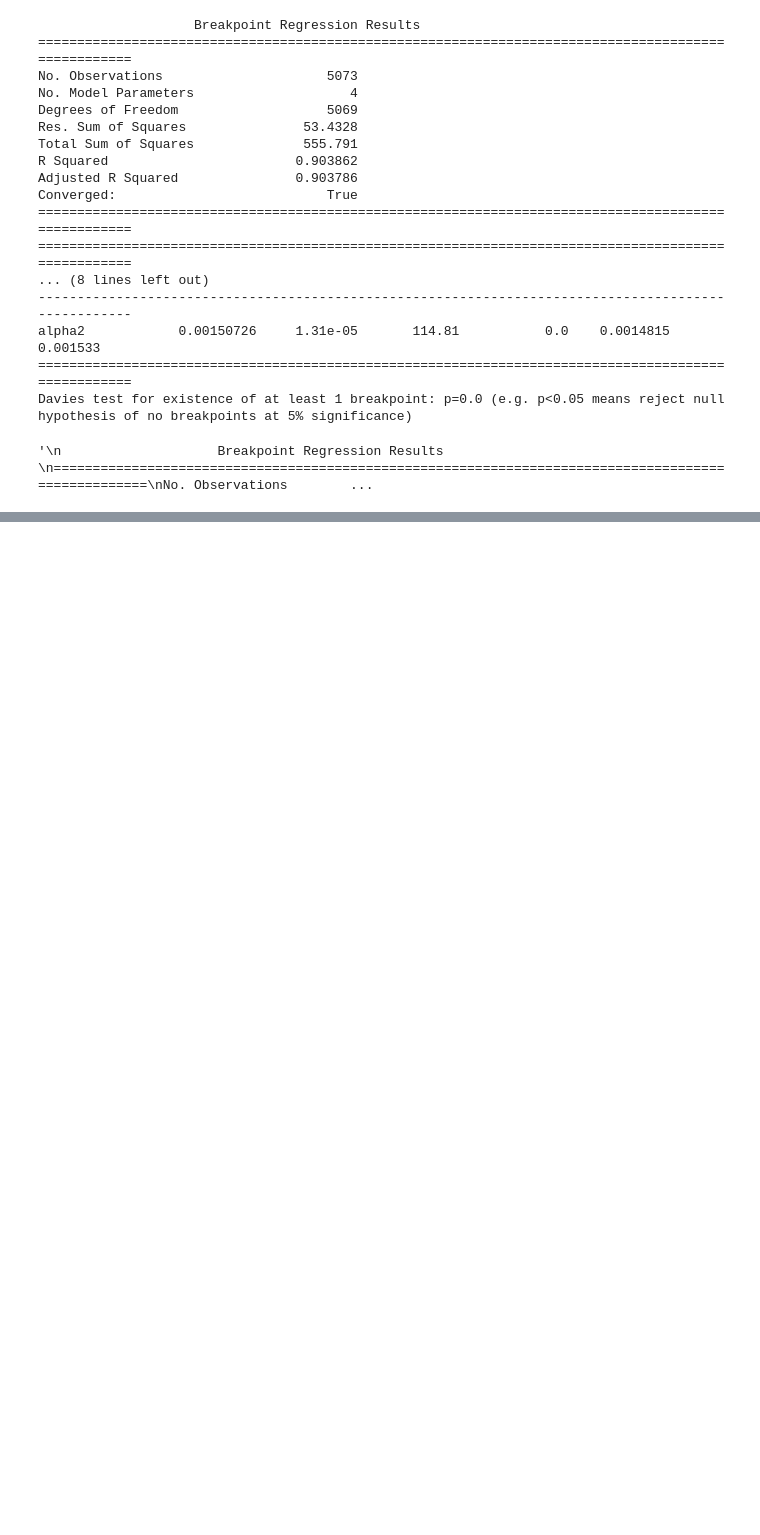
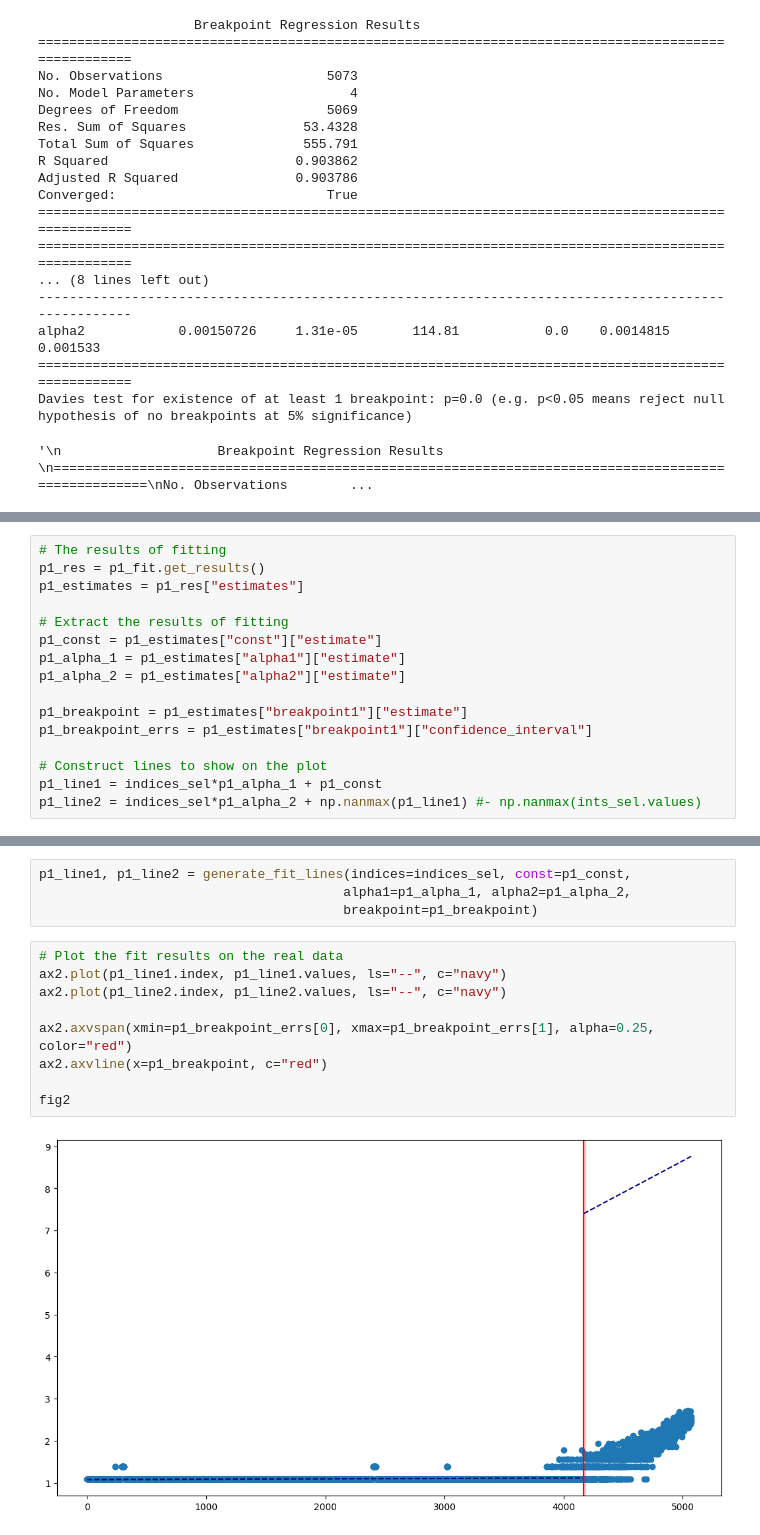
Before and after one commit to Christian-Palmroos/regression_onset_finders, a Jupyter notebook: preliminary_testings.ipynb, the cells around one changed output, grey strips where cells are left out. Drawn from its saved outputs; the diff is of its cells as text; blank space fills up the shorter version.

```diff
--- a/preliminary_testings.ipynb
+++ b/preliminary_testings.ipynb
@@ -313,0 +312,16 @@ p1p1_fit.get_results()
+# %%
+# The results of fitting
+p1_res = p1_fit.get_results()
+p1_estimates = p1_res["estimates"]
+
+# Extract the results of fitting
+p1_const = p1_estimates["const"]["estimate"]
+p1_alpha_1 = p1_estimates["alpha1"]["estimate"]
+p1_alpha_2 = p1_estimates["alpha2"]["estimate"]
+
+p1_breakpoint = p1_estimates["breakpoint1"]["estimate"]
+p1_breakpoint_errs = p1_estimates["breakpoint1"]["confidence_interval"]
+
+# Construct lines to show on the plot
+p1_line1 = indices_sel*p1_alpha_1 + p1_const
+p1_line2 = indices_sel*p1_alpha_2 + np.nanmax(p1_line1) #- np.nanmax(ints_sel.values)
@@ -313,0 +362,15 @@ p1p1_fit.get_results()
+# %%
+p1_line1, p1_line2 = generate_fit_lines(indices=indices_sel, const=p1_const,
+                                       alpha1=p1_alpha_1, alpha2=p1_alpha_2,
+                                       breakpoint=p1_breakpoint)
+# %%
+# Plot the fit results on the real data
+ax2.plot(p1_line1.index, p1_line1.values, ls="--", c="navy")
+ax2.plot(p1_line2.index, p1_line2.values, ls="--", c="navy")
+
+ax2.axvspan(xmin=p1_breakpoint_errs[0], xmax=p1_breakpoint_errs[1], alpha=0.25, color="red")
+ax2.axvline(x=p1_breakpoint, c="red")
+
+fig2
+# %% [output]
+[figure, added]
```
Also changed, not shown: parts of 2 cells of this notebook, 3 other files.
